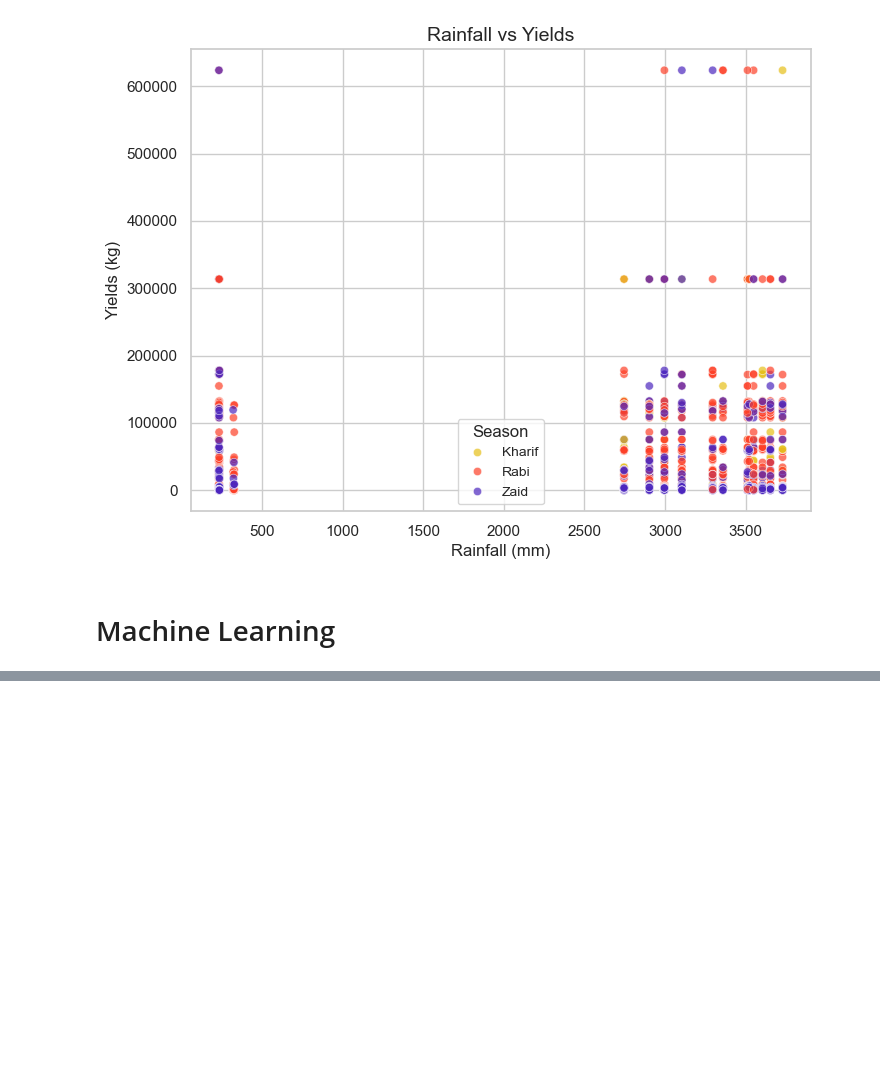
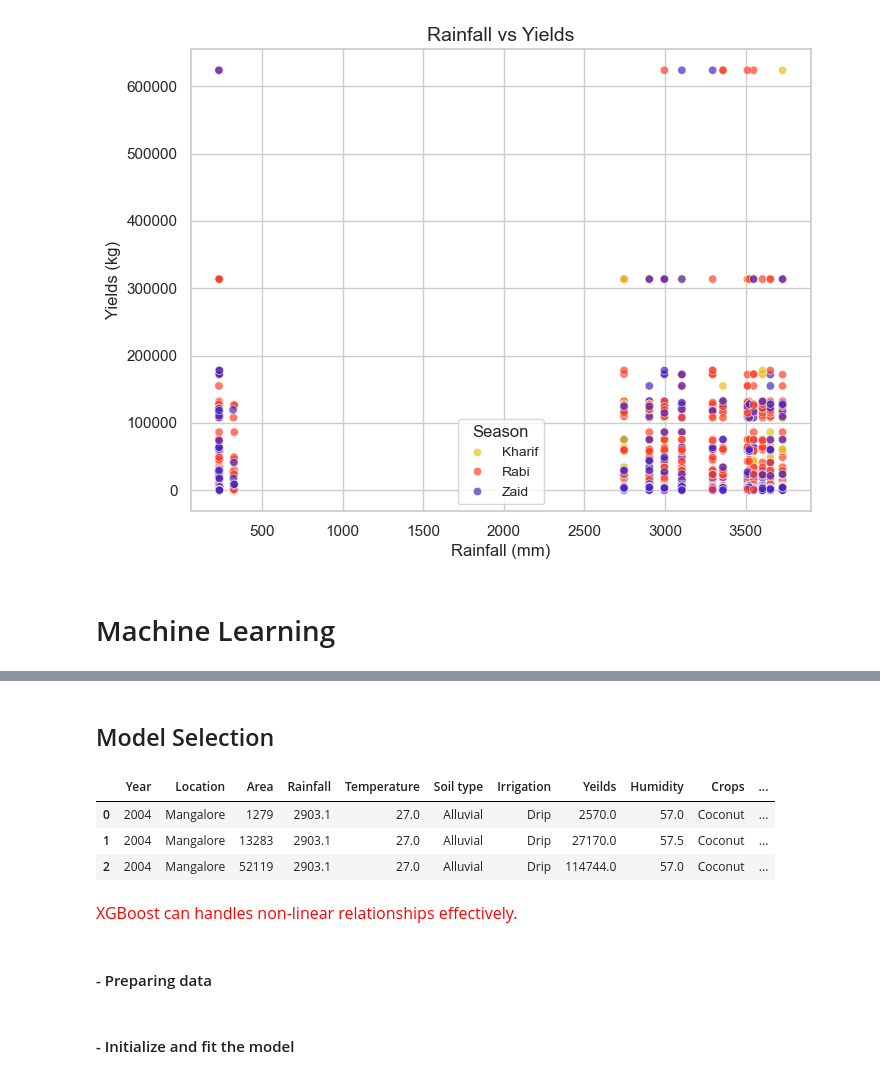
Before and after one commit to dinithaw/big-data-analytics, a Jupyter notebook: cw.ipynb, the cells around one changed output, grey strips where cells are left out. Drawn from its saved outputs; the diff is of its cells as text; code cells hidden in the pictures; blank space fills up the shorter version.

```diff
--- a/cw.ipynb
+++ b/cw.ipynb
@@ -986,0 +972,13 @@ plt.show()
+# %% [markdown]
+## Model Selection
+# %%
+df_c.head(3) # Show the first 3 rows of the dataframe
+# %% [output]
+|  | Year | Location | Area | Rainfall | Temperature | Soil type | Irrigation | Yeilds | Humidity | Crops | ... |
+| 0 | 2004 | Mangalore | 1279 | 2903.1 | 27.0 | Alluvial | Drip | 2570.0 | 57.0 | Coconut | ... |
+| 1 | 2004 | Mangalore | 13283 | 2903.1 | 27.0 | Alluvial | Drip | 27170.0 | 57.5 | Coconut | ... |
+| 2 | 2004 | Mangalore | 52119 | 2903.1 | 27.0 | Alluvial | Drip | 114744.0 | 57.0 | Coconut | ... |
+# %% [markdown]
+<p style="font-size: 16px; text-align: justify; line-height: 1.5; color: red;">
+    XGBoost can handles non-linear relationships effectively.
+</p>
@@ -986,0 +988,2 @@ plt.show()
+# %% [markdown]
+#### - Preparing data
@@ -986,0 +997,2 @@ plt.show()
+# %% [markdown]
+#### - Initialize and fit the model
```
Also changed, not shown: parts of 56 cells of this notebook, 2 other files.
